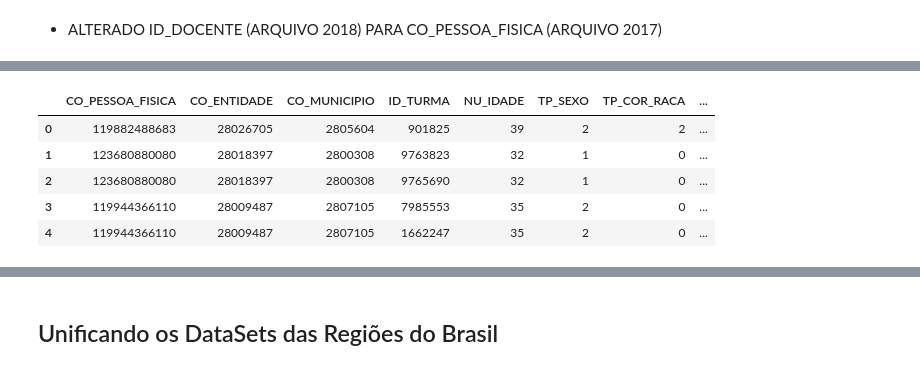
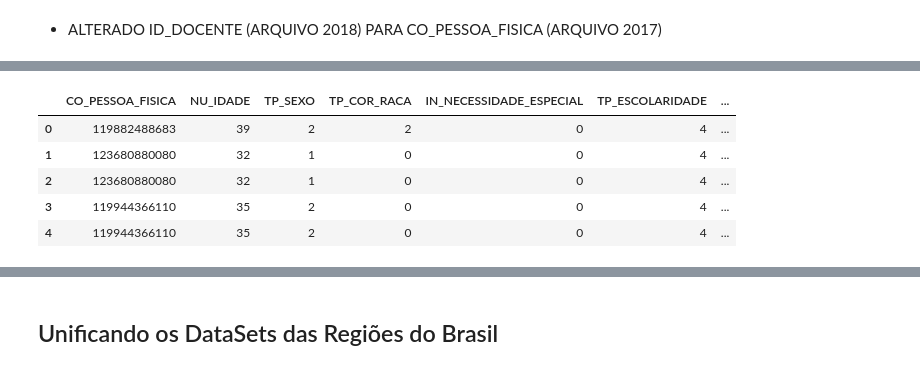
Before and after one commit to matteushc/tcc, a Jupyter notebook: 05-explore_data_set_docentes.ipynb, the cells around one changed output, grey strips where cells are left out. Saved outputs shown, nothing was run; the diff lists cells and outputs as text; code cells hidden in the pictures.

```diff
--- a/05-explore_data_set_docentes.ipynb
+++ b/05-explore_data_set_docentes.ipynb
@@ -75,32 +77,33 @@ dados_docentes_norte.head()
 # %%
 dados_docentes_nordeste = pd.read_csv('{}/DOCENTES_NORDESTE.CSV'.format(diretorio_datasets),
-                                delimiter="|", encoding = "ISO-8859-1")
-dados_docentes_nordeste = dados_docentes_nordeste[['CO_PESSOA_FISICA',
-                                                    'CO_ENTIDADE',
-                                                    'CO_MUNICIPIO',
-                                                    'ID_TURMA',
-                                                    'NU_IDADE',
-                                                    'TP_SEXO',
-                                                    'TP_COR_RACA',
-                                                    'IN_NECESSIDADE_ESPECIAL',
-                                                    'TP_ESCOLARIDADE',
-                                                    'TP_SITUACAO_CURSO_1',
-                                                    'TP_SITUACAO_CURSO_2',
-                                                    'TP_SITUACAO_CURSO_3',
-                                                    'IN_ESPECIALIZACAO',
-                                                    'IN_MESTRADO',
-                                                    'IN_DOUTORADO',
-                                                    'TP_TIPO_TURMA',
-                                                    'TP_TIPO_DOCENTE',
-                                                    'TP_ETAPA_ENSINO',
-                                                    'TP_DEPENDENCIA']]
+                                      delimiter="|",
+                                      encoding = "ISO-8859-1",
+                                      usecols=['CO_PESSOA_FISICA',
+                                               'CO_ENTIDADE',
+                                               'CO_MUNICIPIO',
+                                               'ID_TURMA',
+                                               'NU_IDADE',
+                                               'TP_SEXO',
+                                               'TP_COR_RACA',
+                                               'IN_NECESSIDADE_ESPECIAL',
+                                               'TP_ESCOLARIDADE',
+                                               'TP_SITUACAO_CURSO_1',
+                                               'TP_SITUACAO_CURSO_2',
+                                               'TP_SITUACAO_CURSO_3',
+                                               'IN_ESPECIALIZACAO',
+                                               'IN_MESTRADO',
+                                               'IN_DOUTORADO',
+                                               'TP_TIPO_TURMA',
+                                               'TP_TIPO_DOCENTE',
+                                               'TP_ETAPA_ENSINO',
+                                               'TP_DEPENDENCIA'])
 dados_docentes_nordeste.head()
 # %% [output]
-|  | CO_PESSOA_FISICA | CO_ENTIDADE | CO_MUNICIPIO | ID_TURMA | NU_IDADE | TP_SEXO | TP_COR_RACA | ... |
-| 0 | 119882488683 | 28026705 | 2805604 | 901825 | 39 | 2 | 2 | ... |
-| 1 | 123680880080 | 28018397 | 2800308 | 9763823 | 32 | 1 | 0 | ... |
-| 2 | 123680880080 | 28018397 | 2800308 | 9765690 | 32 | 1 | 0 | ... |
-| 3 | 119944366110 | 28009487 | 2807105 | 7985553 | 35 | 2 | 0 | ... |
-| 4 | 119944366110 | 28009487 | 2807105 | 1662247 | 35 | 2 | 0 | ... |
+|  | CO_PESSOA_FISICA | NU_IDADE | TP_SEXO | TP_COR_RACA | IN_NECESSIDADE_ESPECIAL | TP_ESCOLARIDADE | ... |
+| 0 | 119882488683 | 39 | 2 | 2 | 0 | 4 | ... |
+| 1 | 123680880080 | 32 | 1 | 0 | 0 | 4 | ... |
+| 2 | 123680880080 | 32 | 1 | 0 | 0 | 4 | ... |
+| 3 | 119944366110 | 35 | 2 | 0 | 0 | 4 | ... |
+| 4 | 119944366110 | 35 | 2 | 0 | 0 | 4 | ... |
 # %%
 dados_docentes_sul = pd.read_csv('{}/DOCENTES_SUL.CSV'.format(diretorio_datasets),
```
Also changed, not shown: parts of 12 cells of this notebook.
